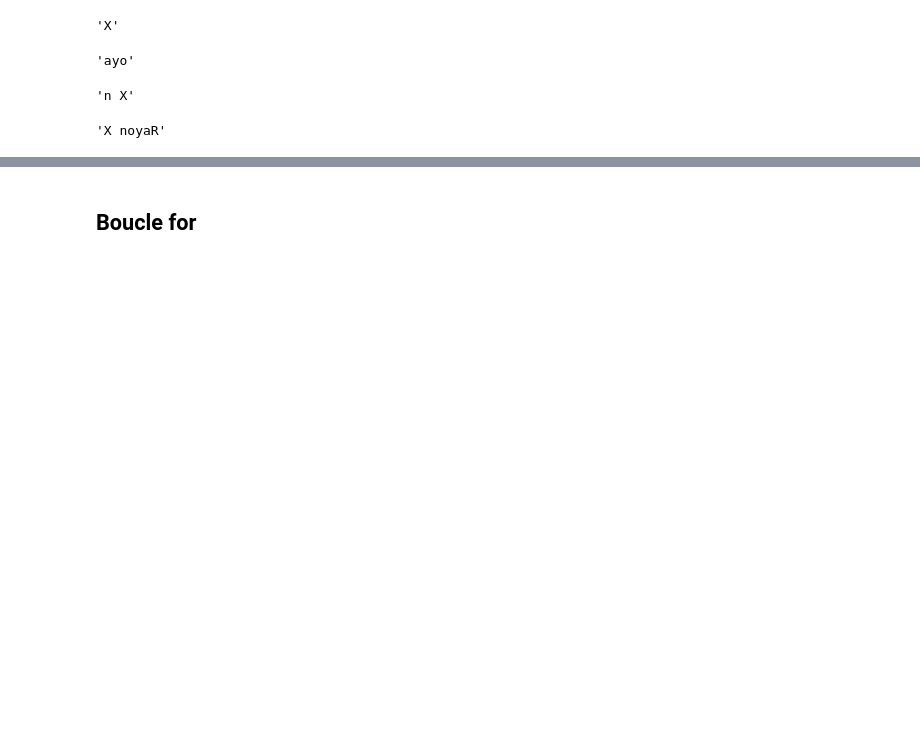
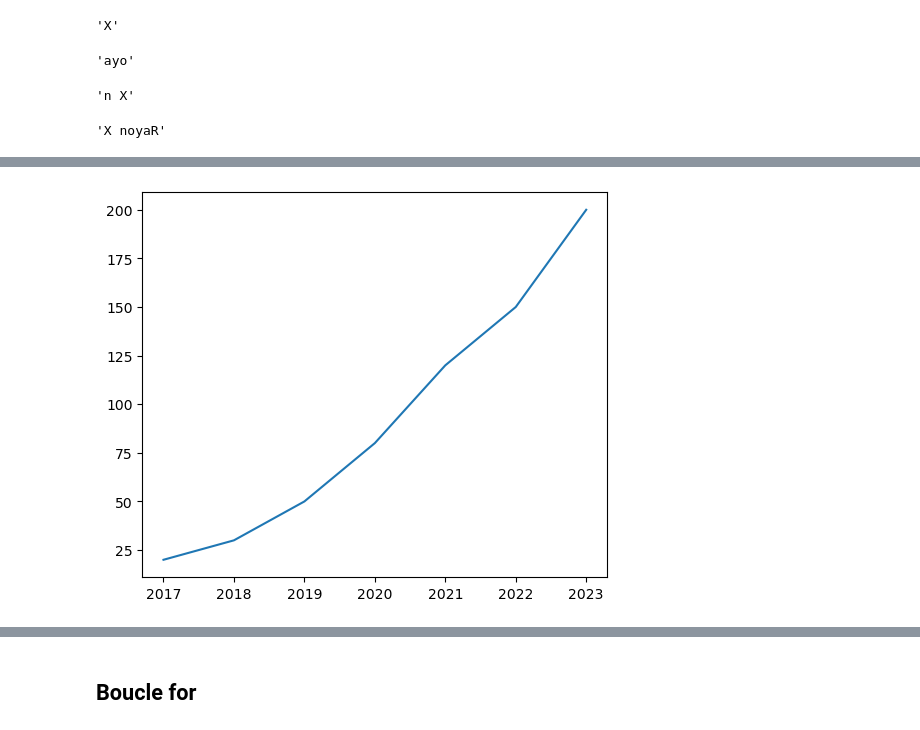
Before and after one commit to maxbauergit/SVE, a Jupyter notebook: TP2-Nom-prenom.ipynb, the cells around one changed output, grey strips where cells are left out. Saved outputs shown, nothing was run; the diff lists cells and outputs as text; code cells hidden in the pictures; blank space fills up the shorter version.

```diff
--- a/TP2-Nom-prenom.ipynb
+++ b/TP2-Nom-prenom.ipynb
@@ -291,0 +190,10 @@ sequence = ['A', 'T', 'T', 'G', 'C', 'C', 'T', 'T', 'A', 'C', 'A', 'A', 'G', 'T'
+# %%
+import matplotlib.pyplot as plt
+
+l_x = [2017, 2018, 2019, 2020, 2021, 2022, 2023] # liste des abscisses
+l_y = [20, 30, 50, 80, 120, 150, 200] # liste des ordonnés
+plt.figure(figsize=(6, 5)) # définit la taille du graphique
+plt.plot(l_x, l_y) # relie les points (2017, 20), (2018, 30), ...
+plt.show() # affiche le graphique
+# %% [output]
+[figure, added]
```
Also changed, not shown: parts of 135 cells of this notebook, 1 other file.
